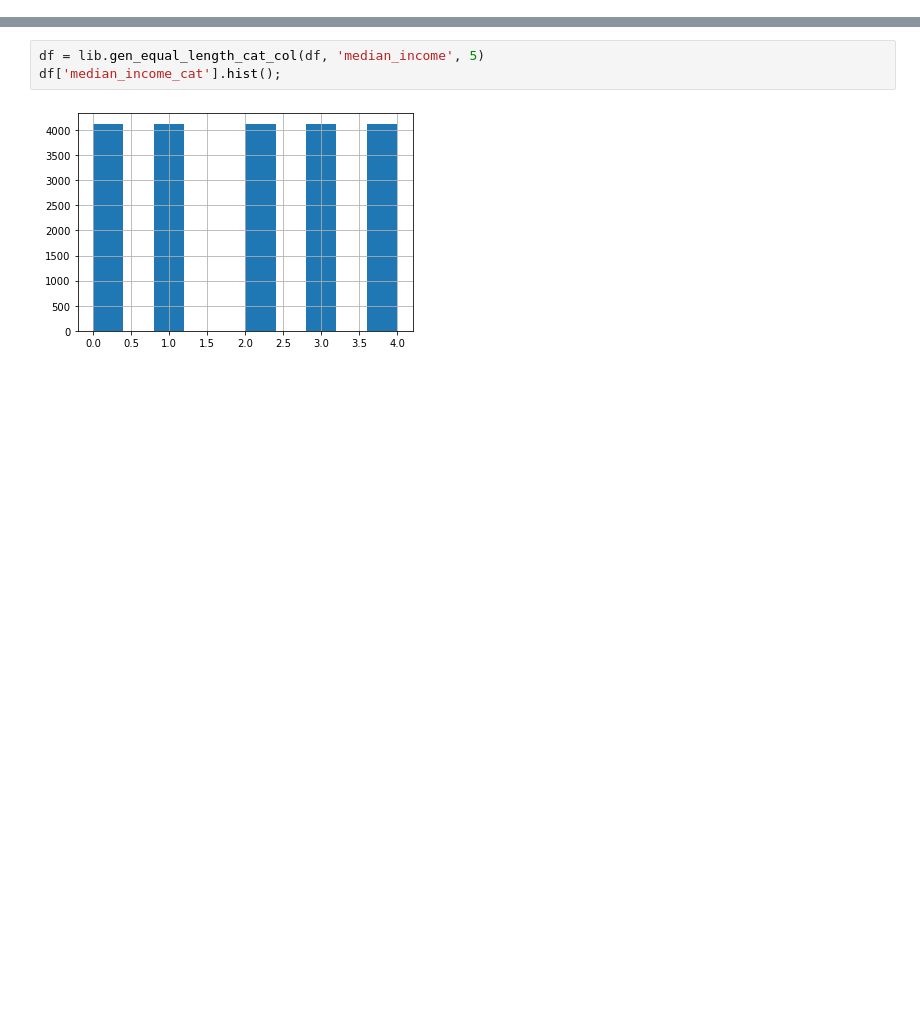
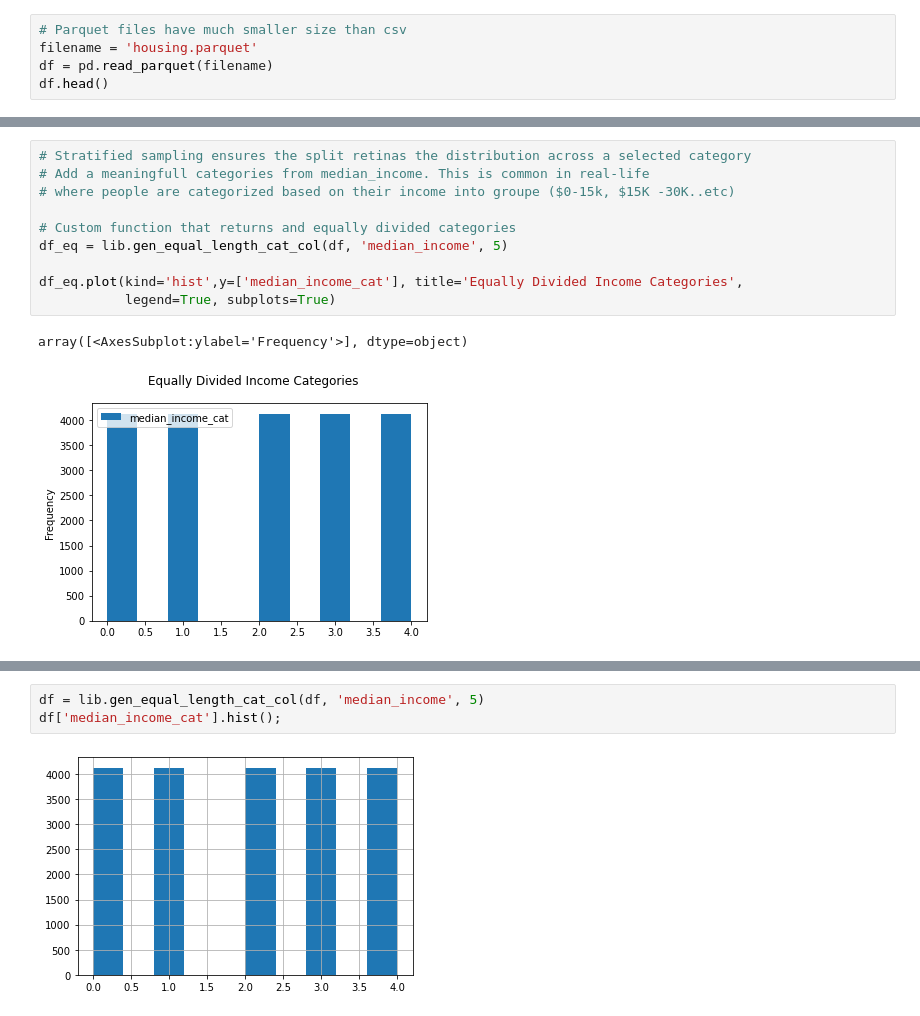
Before and after one commit to ayjabri/AI, a Jupyter notebook: Machine Learning/Regression/CalHousing.ipynb, the cells around one changed output, grey strips where cells are left out. Saved outputs shown, nothing was run; the diff lists cells and outputs as text; blank space fills up the shorter version.

```diff
--- a/Machine Learning/Regression/CalHousing.ipynb
+++ b/Machine Learning/Regression/CalHousing.ipynb
@@ -81,0 +88,5 @@ After taking a quick look on the data structure I'm going split the data into tr
+# %%
+# Parquet files have much smaller size than csv
+filename = 'housing.parquet'
+df = pd.read_parquet(filename)
+df.head()
@@ -81,0 +160,13 @@ After taking a quick look on the data structure I'm going split the data into tr
+# %%
+# Stratified sampling ensures the split retinas the distribution across a selected category
+# Add a meaningfull categories from median_income. This is common in real-life
+# where people are categorized based on their income into groupe ($0-15k, $15K -30K..etc)
+
+# Custom function that returns and equally divided categories
+df_eq = lib.gen_equal_length_cat_col(df, 'median_income', 5)
+
+df_eq.plot(kind='hist',y=['median_income_cat'], title='Equally Divided Income Categories',
+           legend=True, subplots=True)
+# %% [output]
+array([<AxesSubplot:ylabel='Frequency'>], dtype=object)
+[figure, added]
```
Also changed, not shown: parts of 25 cells of this notebook, 7 other files.
